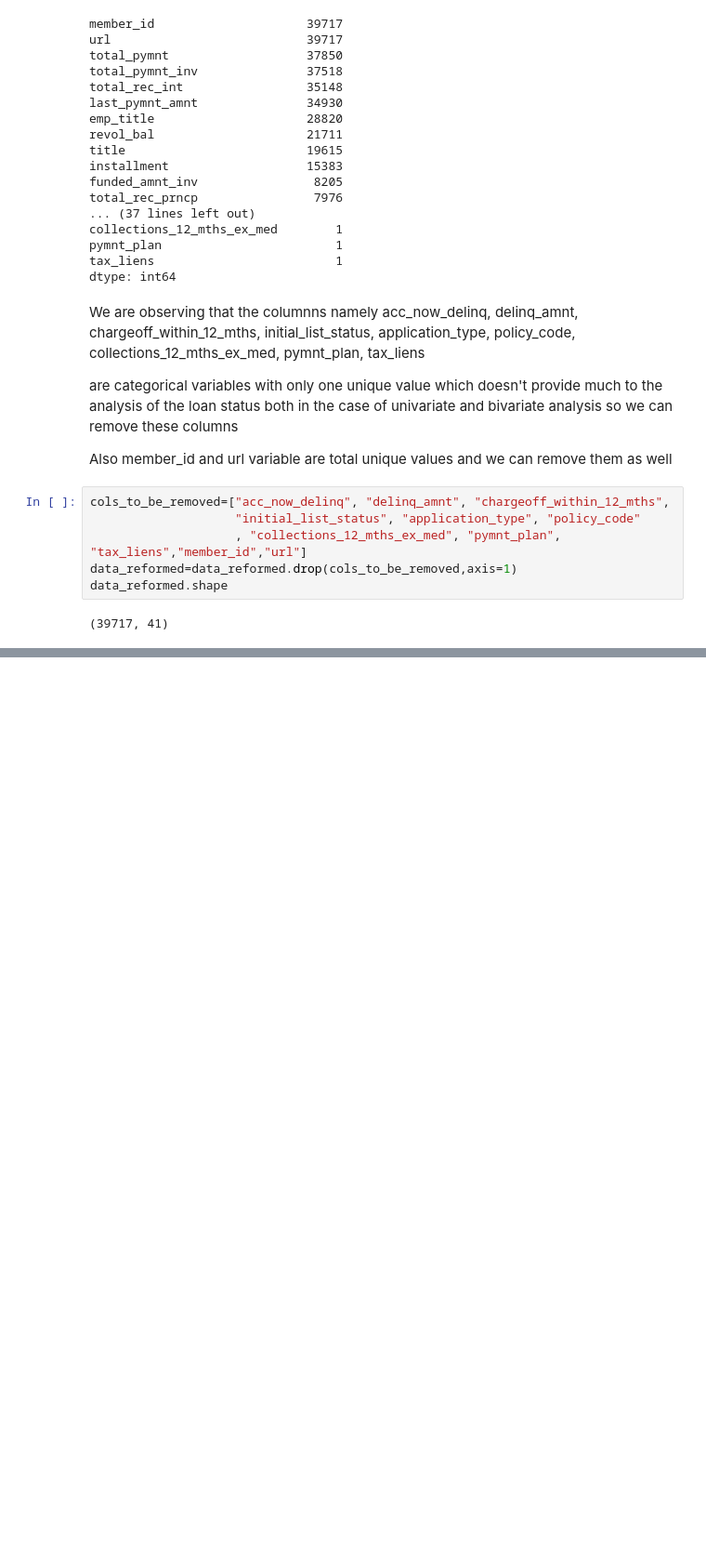
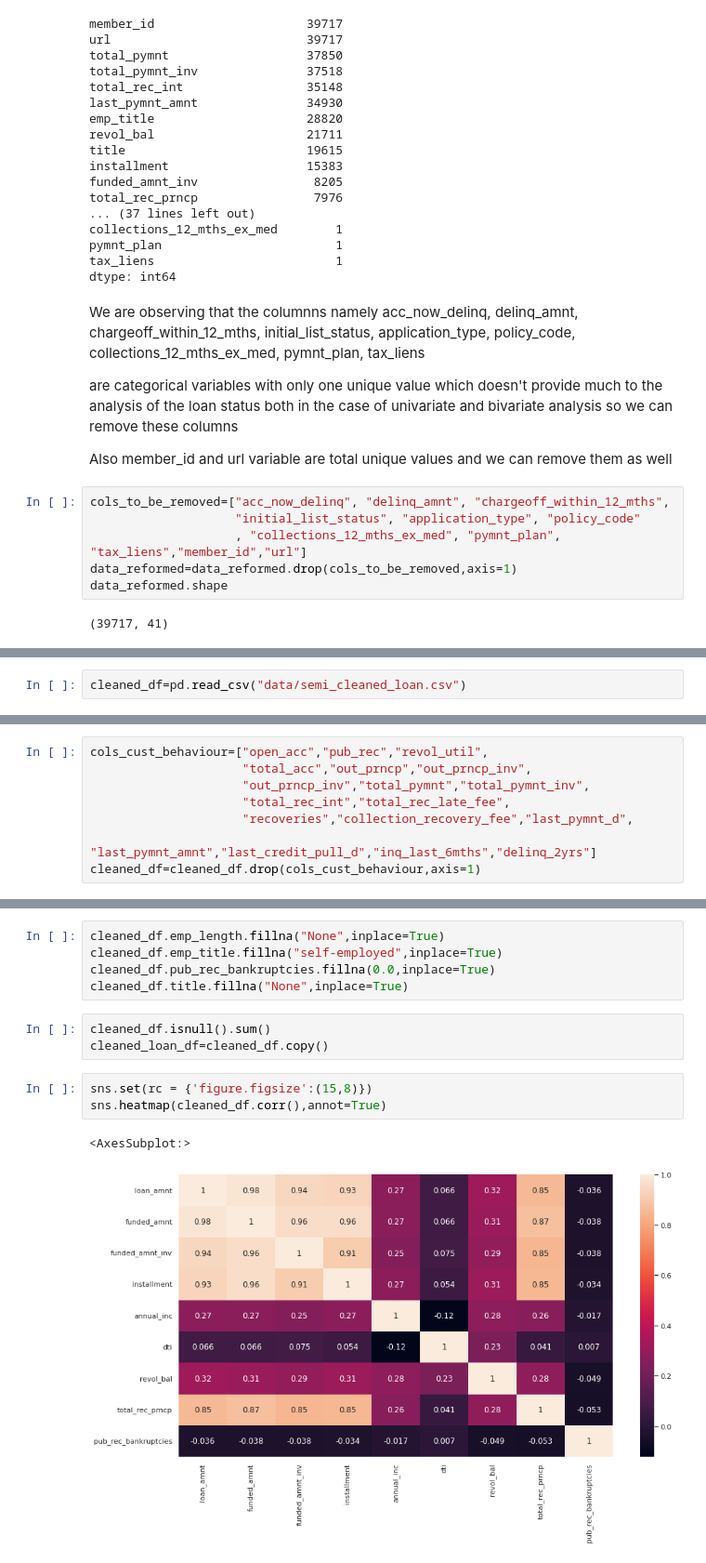
Before and after one commit to subhajitpal7/Lending_Club_Case_Study, a Jupyter notebook: Lending_club_EDA.ipynb, the cells around one changed output, grey strips where cells are left out. Shown at 93% size. Cells and saved outputs as stored; diff of their text form; blank space fills up the shorter version.

```diff
--- a/Lending_club_EDA.ipynb
+++ b/Lending_club_EDA.ipynb
@@ -166,0 +148,2 @@ data_reformed.to_csv("semi_cleaned_loan.csv",encoding="utf-8",index=False)
+# %%
+cleaned_df=pd.read_csv("data/semi_cleaned_loan.csv")
@@ -166,0 +203,8 @@ data_reformed.to_csv("semi_cleaned_loan.csv",encoding="utf-8",index=False)
+# %%
+cols_cust_behaviour=["open_acc","pub_rec","revol_util",
+                     "total_acc","out_prncp","out_prncp_inv",
+                     "out_prncp_inv","total_pymnt","total_pymnt_inv",
+                     "total_rec_int","total_rec_late_fee",
+                     "recoveries","collection_recovery_fee","last_pymnt_d",
+                     "last_pymnt_amnt","last_credit_pull_d","inq_last_6mths","delinq_2yrs"]
+cleaned_df=cleaned_df.drop(cols_cust_behaviour,axis=1)
@@ -166,0 +309,14 @@ data_reformed.to_csv("semi_cleaned_loan.csv",encoding="utf-8",index=False)
+# %%
+cleaned_df.emp_length.fillna("None",inplace=True)
+cleaned_df.emp_title.fillna("self-employed",inplace=True)
+cleaned_df.pub_rec_bankruptcies.fillna(0.0,inplace=True)
+cleaned_df.title.fillna("None",inplace=True)
+# %%
+cleaned_df.isnull().sum()
+cleaned_loan_df=cleaned_df.copy()
+# %%
+sns.set(rc = {'figure.figsize':(15,8)})
+sns.heatmap(cleaned_df.corr(),annot=True)
+# %% [output]
+<AxesSubplot:>
+[figure, added]
```
Also changed, not shown: parts of 71 cells of this notebook, 1 other file.
